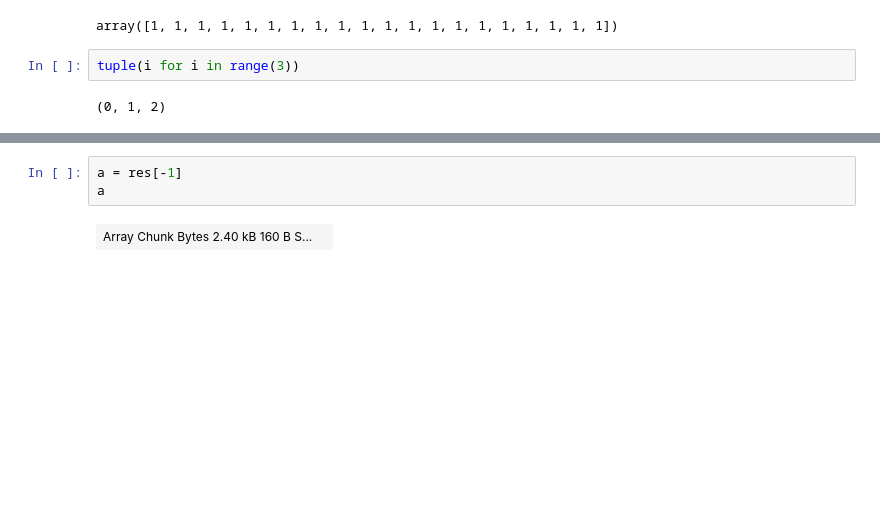
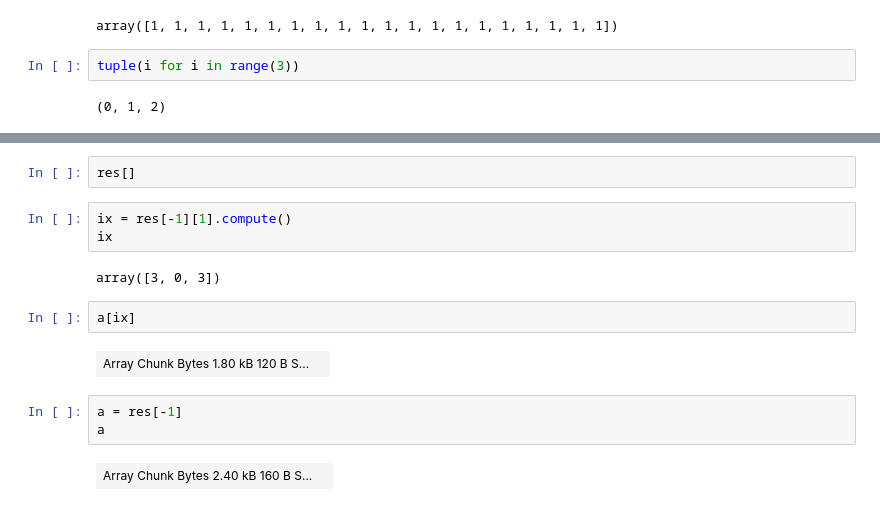
Before and after one commit to eric-czech/sgkit-dev, a Jupyter notebook: method/regenie/proto_imp.ipynb, the cells around one changed output, grey strips where cells are left out. Drawn from its saved outputs; the diff is of its cells as text; blank space fills up the shorter version.

```diff
--- a/method/regenie/proto_imp.ipynb
+++ b/method/regenie/proto_imp.ipynb
@@ -387,3 +462,14 @@ res[-1]
+# %%
+res[]
+# %%
+ix = res[-1][1].compute()
+ix
+# %% [output]
+array([3, 0, 3])
+# %%
+a[ix]
+# %% [output]
+| Array Chunk Bytes 1.80 kB 120 B S... |  |
 # %%
 a = res[-1]
 a
```
Also changed, not shown: parts of 6 cells of this notebook, 1 other file.
